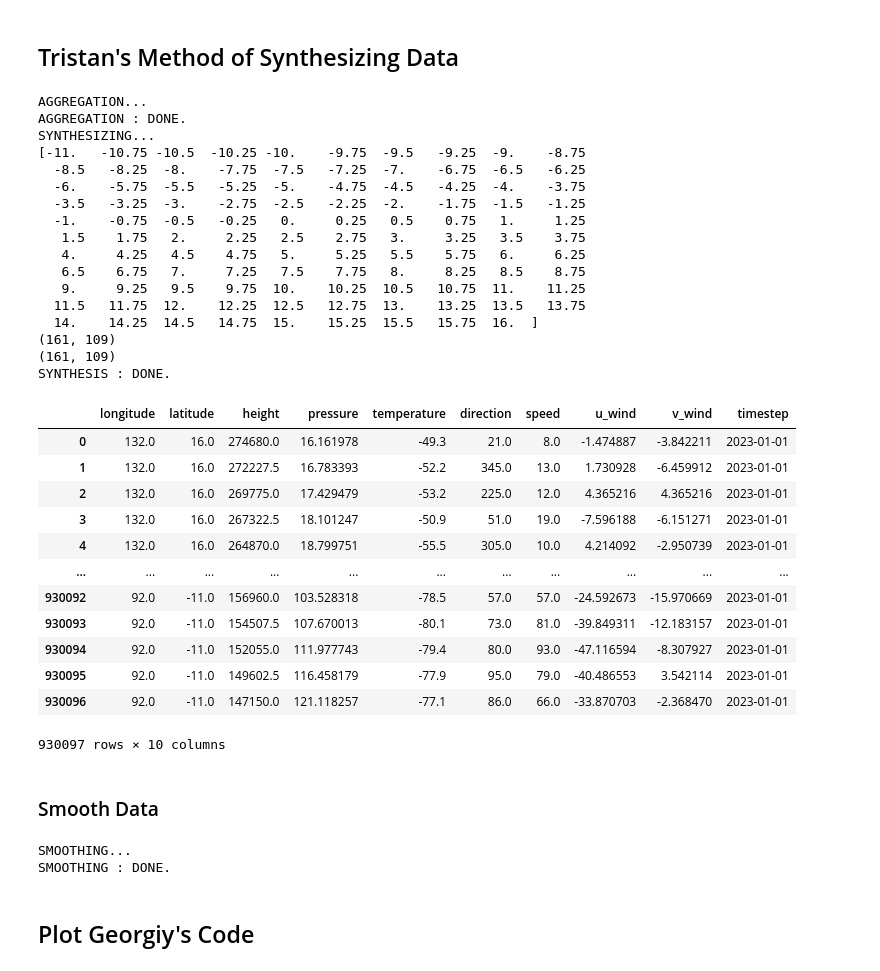
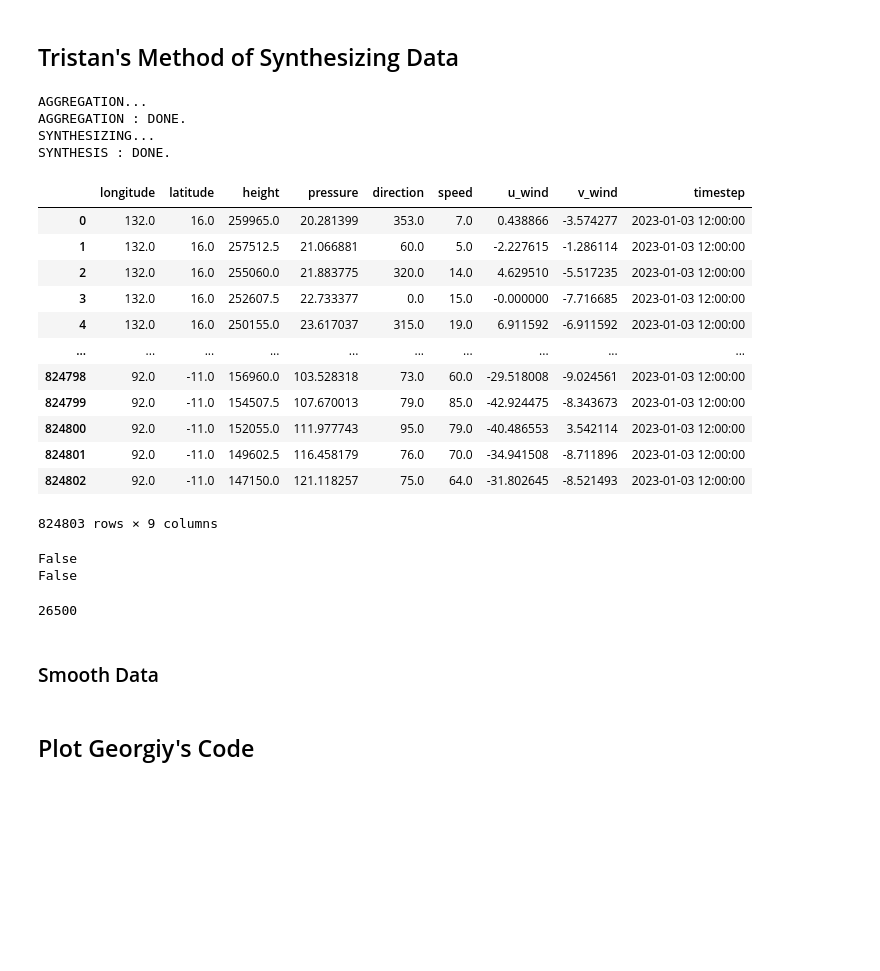
Before and after one commit to USNavalResearchLaboratory/RL-HAB, a Jupyter notebook: SynthWinds/SynthWinds-TRISTAN.ipynb, the cells around one changed output. Cells and saved outputs as stored; diff of their text form; code cells hidden in the pictures; blank space fills up the shorter version.

```diff
--- a/SynthWinds/SynthWinds-TRISTAN.ipynb
+++ b/SynthWinds/SynthWinds-TRISTAN.ipynb
@@ -143,6 +143,8 @@ def aggregate_data2(base_dir, year, month, day, hour, write=False):
         # Drop duplicates, keeping the row with the smallest difference
         df = df.drop_duplicates(subset='rounded_height', keep='first')
 
+
+
         # Create a new DataFrame with the desired height intervals
         intervals = np.arange(0, 32001, 250)  # Heights from 0 to 30000 at 250m intervals
         df_intervals = pd.DataFrame({'rounded_height': intervals})
@@ -152,6 +154,8 @@ def aggregate_data2(base_dir, year, month, day, hour, write=False):
 
         df_resampled['height'] = df_resampled['rounded_height']
         df_resampled = df_resampled.drop(columns=['rounded_height', 'abs_diff'])
+
+        #print(df_resampled)
 
         df_list.append(df_resampled)
 
@@ -163,6 +167,14 @@ def aggregate_data2(base_dir, year, month, day, hour, write=False):
         output_csv_path = '/path/to/save/concatenated.csv'
         concatenated_df.to_csv(output_csv_path, index=False)
 
+
+    concatenated_df = concatenated_df[['pressure','height', 'direction', 'speed', 'u_wind', 'v_wind', 'time', 'latitude', 'longitude', 'TIMESTEP']]
+
+    #print(concatenated_df)
+    #print(concatenated_df.height.max())
+    # Drop rows where where there are any nan values
+    concatenated_df = concatenated_df.dropna()
+
     print('AGGREGATION : DONE.')
     return concatenated_df
 # %%
@@ -277,11 +289,6 @@ def create_synthetic_stations2(df, lat_min, lat_max, lon_min, lon_max, step, alt
     longitudes = np.arange(lon_min, lon_max + step, step)
     lat_grid, lon_grid = np.meshgrid(latitudes, longitudes)
 
-    print(latitudes)
-
-    print(lat_grid.shape)
-    print(lon_grid.shape)
-    #asdasd
 
     # Define altitude range based on the min and max altitudes in the original data
     alt_min, alt_max = df['height'].min(), df['height'].max()
@@ -307,7 +314,7 @@ def create_synthetic_stations2(df, lat_min, lat_max, lon_min, lon_max, step, alt
         variables = {
             'pressure': df_alt['pressure'].values,
             'height': df_alt['height'].values,
-            'temperature': df_alt['temperature'].values,
+            #'temperature': df_alt['temperature'].values,
             'direction': df_alt['direction'].values,
             'speed': df_alt['speed'].values,
             'u_wind': df_alt['u_wind'].values,
@@ -542,51 +549,38 @@ synth_df
 # %%
 # Aggregate Data
 base_dir = r"/mnt/d/RadioWinds/SOUNDINGS_DATA"
-df2 = aggregate_data2(base_dir, 2023, 1, 1, 0)
+df2 = aggregate_data2(base_dir, 2023, 1, 3, 12)
 df2 = df2[(df2['longitude'] >= 90) & (df2['longitude'] <= 131.3) & (df2['latitude'] <= 18) &(df2['latitude'] >= -12.4)]
 #print(df2)
 
-df2 = df2[(df2['height'] >= 15000) & (df2['height'] <= 28000)] #Select desired altitude ranges
+df2 = df2[(df2['height'] >= 15000) & (df2['height'] <= 26500)] #Select desired altitude ranges
 
 #Match the Lat/Lon Ranges of the ERA5 subset
 lat_min, lat_max = -11, 16#int(df2['latitude'].min()), int(df2['latitude'].max())
 lon_min, lon_max = 92, 132 #int(df2['longitude'].min()), int(df2['longitude'].max())
 
 step = .25
 synth_df2 = create_synthetic_stations2(df2, lat_min, lat_max, lon_min, lon_max, step)
 
 #Format the SynthDF to match Xarray
 synth_df2 = format(synth_df2, df2)
 
 synth_df2
 # %% [output]
 AGGREGATION...
 AGGREGATION : DONE.
 SYNTHESIZING...
-[-11.   -10.75 -10.5  -10.25 -10.    -9.75  -9.5   -9.25  -9.    -8.75
-  -8.5   -8.25  -8.    -7.75  -7.5   -7.25  -7.    -6.75  -6.5   -6.25
-  -6.    -5.75  -5.5   -5.25  -5.    -4.75  -4.5   -4.25  -4.    -3.75
-  -3.5   -3.25  -3.    -2.75  -2.5   -2.25  -2.    -1.75  -1.5   -1.25
-  -1.    -0.75  -0.5   -0.25   0.     0.25   0.5    0.75   1.     1.25
-   1.5    1.75   2.     2.25   2.5    2.75   3.     3.25   3.5    3.75
-   4.     4.25   4.5    4.75   5.     5.25   5.5    5.75   6.     6.25
-   6.5    6.75   7.     7.25   7.5    7.75   8.     8.25   8.5    8.75
-   9.     9.25   9.5    9.75  10.    10.25  10.5   10.75  11.    11.25
-  11.5   11.75  12.    12.25  12.5   12.75  13.    13.25  13.5   13.75
-  14.    14.25  14.5   14.75  15.    15.25  15.5   15.75  16.  ]
-(161, 109)
-(161, 109)
 SYNTHESIS : DONE.
-|  | longitude | latitude | height | pressure | temperature | direction | speed | u_wind | v_wind | timestep |
-| 0 | 132.0 | 16.0 | 274680.0 | 16.161978 | -49.3 | 21.0 | 8.0 | -1.474887 | -3.842211 | 2023-01-01 |
-| 1 | 132.0 | 16.0 | 272227.5 | 16.783393 | -52.2 | 345.0 | 13.0 | 1.730928 | -6.459912 | 2023-01-01 |
-| 2 | 132.0 | 16.0 | 269775.0 | 17.429479 | -53.2 | 225.0 | 12.0 | 4.365216 | 4.365216 | 2023-01-01 |
-| 3 | 132.0 | 16.0 | 267322.5 | 18.101247 | -50.9 | 51.0 | 19.0 | -7.596188 | -6.151271 | 2023-01-01 |
-| 4 | 132.0 | 16.0 | 264870.0 | 18.799751 | -55.5 | 305.0 | 10.0 | 4.214092 | -2.950739 | 2023-01-01 |
-| ... | ... | ... | ... | ... | ... | ... | ... | ... | ... | ... |
-| 930092 | 92.0 | -11.0 | 156960.0 | 103.528318 | -78.5 | 57.0 | 57.0 | -24.592673 | -15.970669 | 2023-01-01 |
-| 930093 | 92.0 | -11.0 | 154507.5 | 107.670013 | -80.1 | 73.0 | 81.0 | -39.849311 | -12.183157 | 2023-01-01 |
-| 930094 | 92.0 | -11.0 | 152055.0 | 111.977743 | -79.4 | 80.0 | 93.0 | -47.116594 | -8.307927 | 2023-01-01 |
-| 930095 | 92.0 | -11.0 | 149602.5 | 116.458179 | -77.9 | 95.0 | 79.0 | -40.486553 | 3.542114 | 2023-01-01 |
-| 930096 | 92.0 | -11.0 | 147150.0 | 121.118257 | -77.1 | 86.0 | 66.0 | -33.870703 | -2.368470 | 2023-01-01 |
+|  | longitude | latitude | height | pressure | direction | speed | u_wind | v_wind | timestep |
+| 0 | 132.0 | 16.0 | 259965.0 | 20.281399 | 353.0 | 7.0 | 0.438866 | -3.574277 | 2023-01-03 12:00:00 |
+| 1 | 132.0 | 16.0 | 257512.5 | 21.066881 | 60.0 | 5.0 | -2.227615 | -1.286114 | 2023-01-03 12:00:00 |
+| 2 | 132.0 | 16.0 | 255060.0 | 21.883775 | 320.0 | 14.0 | 4.629510 | -5.517235 | 2023-01-03 12:00:00 |
+| 3 | 132.0 | 16.0 | 252607.5 | 22.733377 | 0.0 | 15.0 | -0.000000 | -7.716685 | 2023-01-03 12:00:00 |
+| 4 | 132.0 | 16.0 | 250155.0 | 23.617037 | 315.0 | 19.0 | 6.911592 | -6.911592 | 2023-01-03 12:00:00 |
+| ... | ... | ... | ... | ... | ... | ... | ... | ... | ... |
+| 824798 | 92.0 | -11.0 | 156960.0 | 103.528318 | 73.0 | 60.0 | -29.518008 | -9.024561 | 2023-01-03 12:00:00 |
+| 824799 | 92.0 | -11.0 | 154507.5 | 107.670013 | 79.0 | 85.0 | -42.924475 | -8.343673 | 2023-01-03 12:00:00 |
+| 824800 | 92.0 | -11.0 | 152055.0 | 111.977743 | 95.0 | 79.0 | -40.486553 | 3.542114 | 2023-01-03 12:00:00 |
+| 824801 | 92.0 | -11.0 | 149602.5 | 116.458179 | 76.0 | 70.0 | -34.941508 | -8.711896 | 2023-01-03 12:00:00 |
+| 824802 | 92.0 | -11.0 | 147150.0 | 121.118257 | 75.0 | 64.0 | -31.802645 | -8.521493 | 2023-01-03 12:00:00 |
-930097 rows × 10 columns
+824803 rows × 9 columns
@@ -593,3 +596,14 @@ SYNTHESIS : DONE.
+# %%
+check_missing(df2)
+
+check_missing(synth_df2)
+# %% [output]
+False
+False
+# %%
+df2.height.max()
+# %% [output]
+26500
 # %% [markdown]
 ### Smooth Data
 # %%
@@ -600,6 +614,3 @@ SYNTHESIS : DONE.
 #Smooth Data
 lats, lons, alts = get_dims(synth_df2)
 synth_df2 = glob_smooth(synth_df2, lats, lons, alts)
-# %% [output]
-SMOOTHING...
-SMOOTHING : DONE.
```
Also changed, not shown: parts of 10 cells of this notebook, 10 other files.
